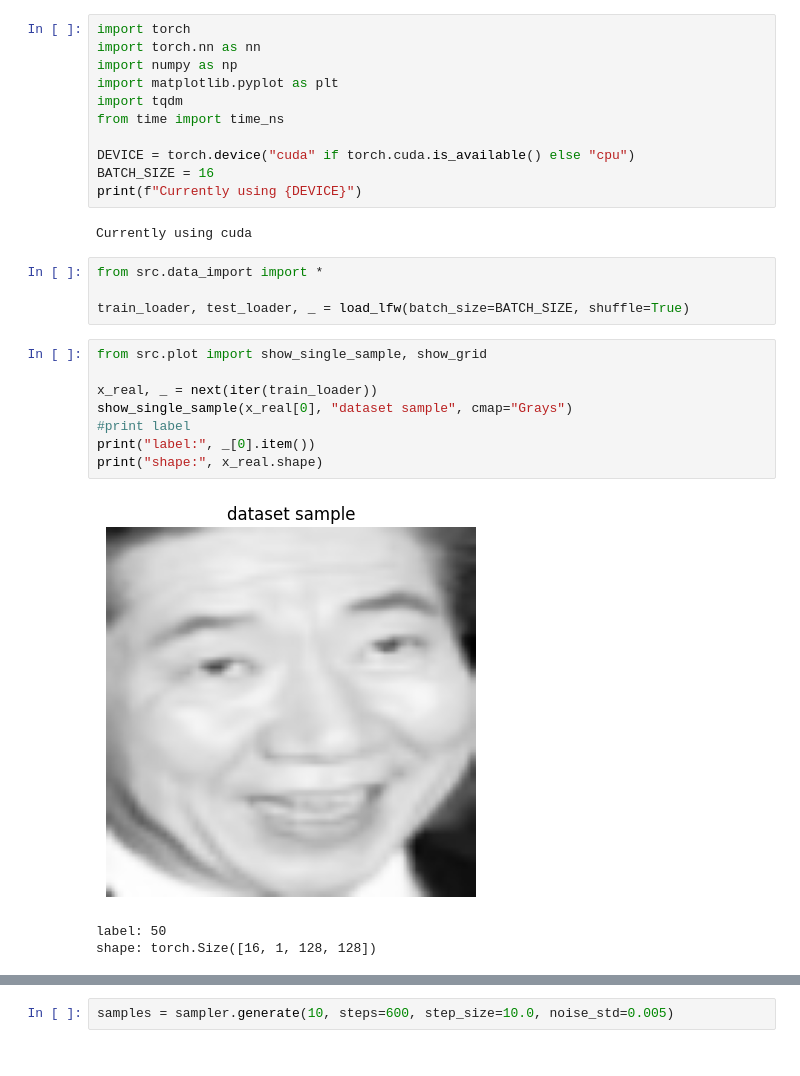
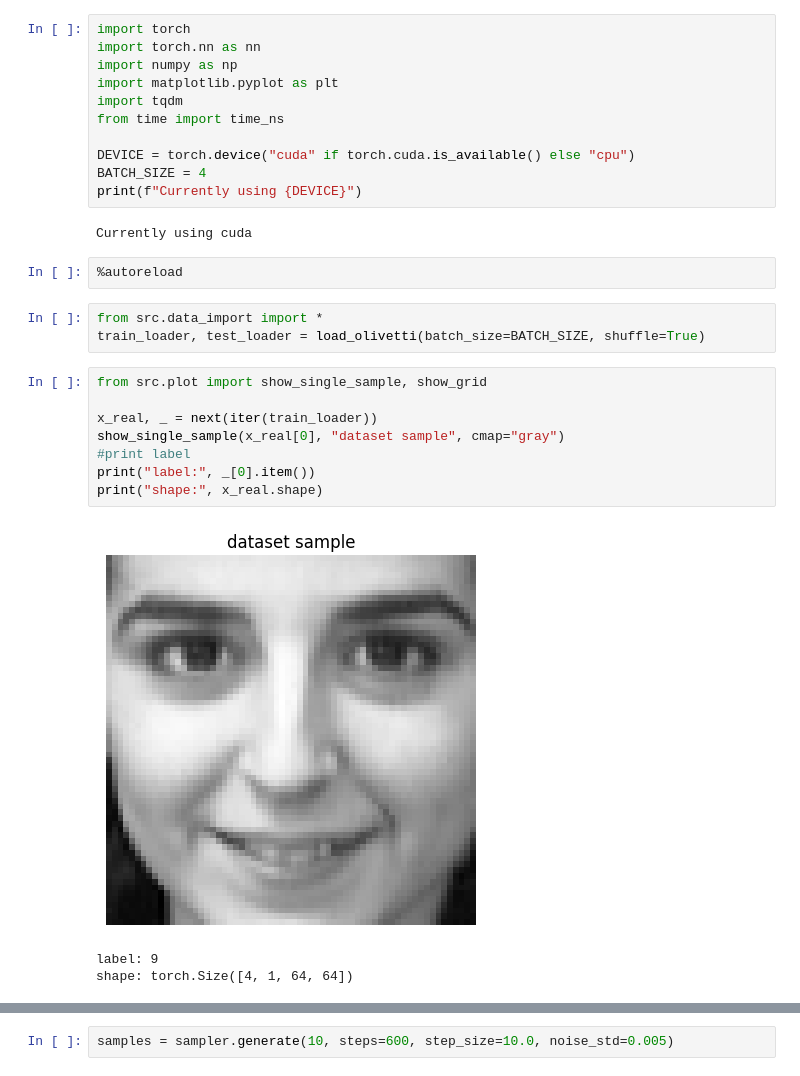
Before and after one commit to marco-cartago/EbmFcT, a Jupyter notebook: test_total_correlation.ipynb, the cells around one changed output, grey strips where cells are left out. Cells and saved outputs as stored; diff of their text form.

Commit message:
Experiment + training run

```diff
--- a/test_total_correlation.ipynb
+++ b/test_total_correlation.ipynb
@@ -15,24 +15,25 @@ import tqdm
 from time import time_ns
 
 DEVICE = torch.device("cuda" if torch.cuda.is_available() else "cpu")
-BATCH_SIZE = 16
+BATCH_SIZE = 4
 print(f"Currently using {DEVICE}")
 # %% [output]
 Currently using cuda
+# %%
+%autoreload
 # %%
 from src.data_import import *
-
-train_loader, test_loader, _ = load_lfw(batch_size=BATCH_SIZE, shuffle=True)
+train_loader, test_loader = load_olivetti(batch_size=BATCH_SIZE, shuffle=True)
 # %%
 from src.plot import show_single_sample, show_grid
 
 x_real, _ = next(iter(train_loader))
-show_single_sample(x_real[0], "dataset sample", cmap="Grays")
+show_single_sample(x_real[0], "dataset sample", cmap="gray")
 #print label
 print("label:", _[0].item())
 print("shape:", x_real.shape)
 # %% [output]
-[figure, old version]
+[figure, new version]
-label: 50
-shape: torch.Size([16, 1, 128, 128])
+label: 9
+shape: torch.Size([4, 1, 64, 64])
 # %%
```
Also changed, not shown: parts of 20 cells of this notebook, 1 other file.
